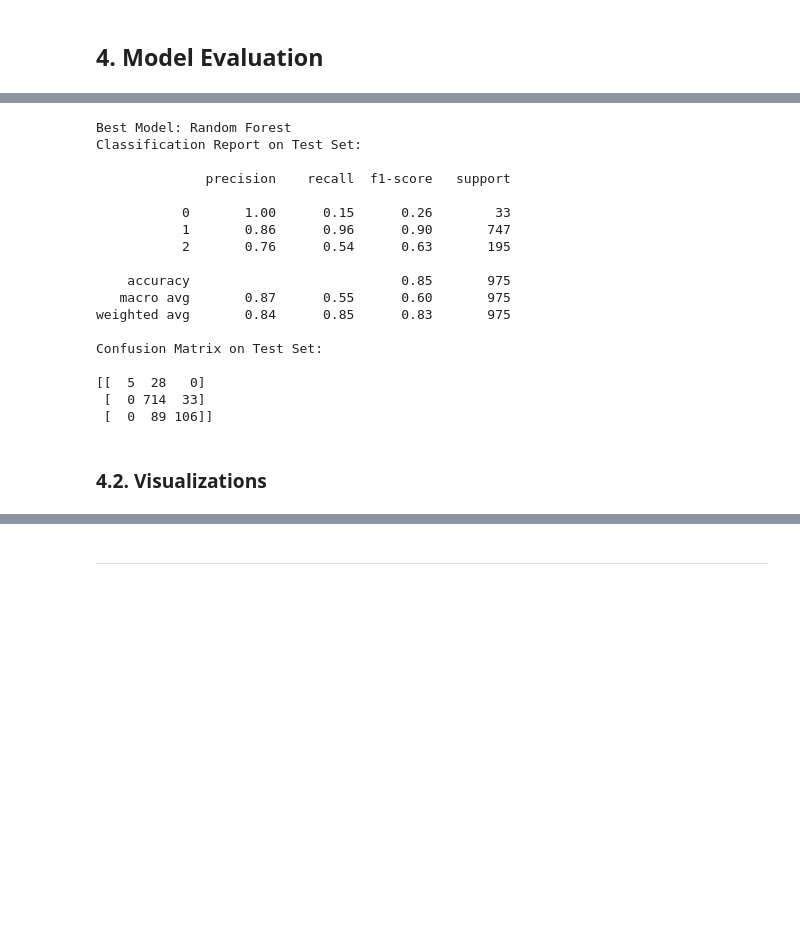
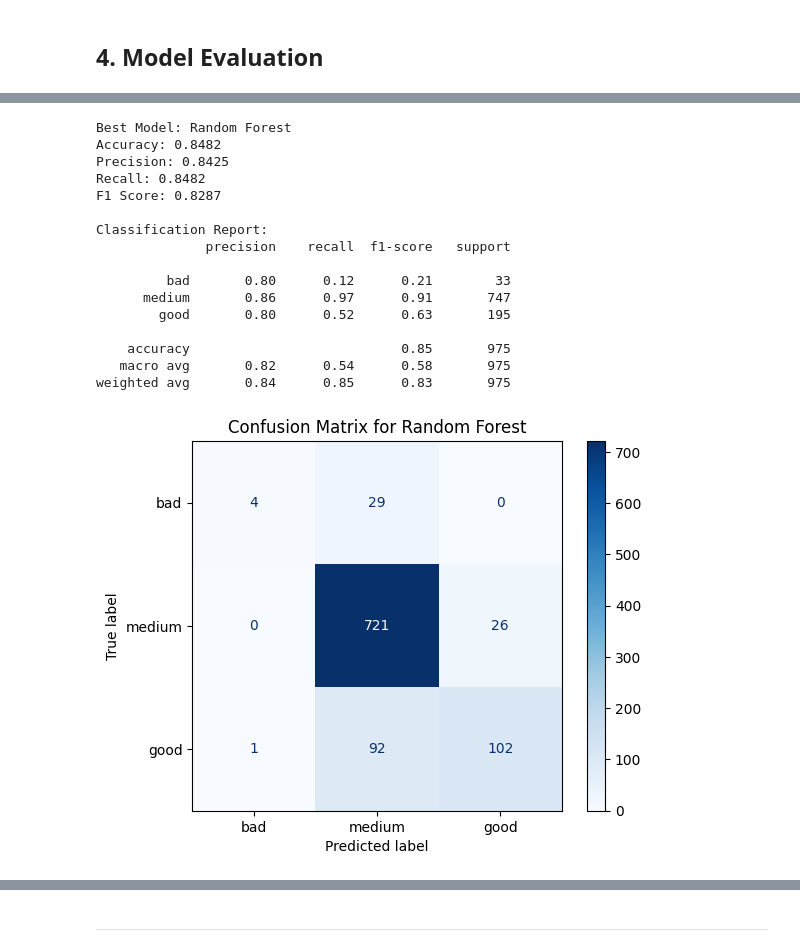
Before and after one commit to 9tomissu/9tomissu, a Jupyter notebook: intro2ds_lab04/HW04.ipynb, the cells around one changed output, grey strips where cells are left out. Drawn from its saved outputs; the diff is of its cells as text; code cells hidden in the pictures; blank space fills up the shorter version.

```diff
--- a/intro2ds_lab04/HW04.ipynb
+++ b/intro2ds_lab04/HW04.ipynb
@@ -306,31 +401,40 @@ weighted avg       0.77      0.79      0.74       975
 # %%
 # Evaluate the best model on the test set
-best_model_name = max(best_models, key=lambda name: best_models[name].score(X_valid, y_valid))
+best_model_name = max(best_models, key=lambda name: best_models[name].score(X_test, y_test))
 best_model = best_models[best_model_name]
 y_test_pred = best_model.predict(X_test)
+
+# Print evaluation metrics
 print(f"Best Model: {best_model_name}")
-print(f"Classification Report on Test Set:\n")
-print(classification_report(y_test, y_test_pred))
-print(f"Confusion Matrix on Test Set:\n")
-print(confusion_matrix(y_test, y_test_pred))
+print(f"Accuracy: {accuracy_score(y_test, y_test_pred):.4f}")
+print(f"Precision: {precision_score(y_test, y_test_pred, average='weighted'):.4f}")
+print(f"Recall: {recall_score(y_test, y_test_pred, average='weighted'):.4f}")
+print(f"F1 Score: {f1_score(y_test, y_test_pred, average='weighted'):.4f}")
+
+# Print classification report
+print(f"\nClassification Report:\n{classification_report(y_test, y_test_pred, target_names=category_labels.values())}")
+
+# Plot confusion matrix
+cm = confusion_matrix(y_test, y_test_pred)
+disp = ConfusionMatrixDisplay(confusion_matrix=cm, display_labels=category_labels.values())
+disp.plot(cmap=plt.cm.Blues)
+plt.title(f"Confusion Matrix for {best_model_name}")
+plt.show();
 # %% [output]
 Best Model: Random Forest
-Classification Report on Test Set:
+Accuracy: 0.8482
+Precision: 0.8425
+Recall: 0.8482
+F1 Score: 0.8287
 
+Classification Report:
               precision    recall  f1-score   support
 
-           0       1.00      0.15      0.26        33
-           1       0.86      0.96      0.90       747
-           2       0.76      0.54      0.63       195
+         bad       0.80      0.12      0.21        33
+      medium       0.86      0.97      0.91       747
+        good       0.80      0.52      0.63       195
 
     accuracy                           0.85       975
-   macro avg       0.87      0.55      0.60       975
+   macro avg       0.82      0.54      0.58       975
 weighted avg       0.84      0.85      0.83       975
-
-Confusion Matrix on Test Set:
-
-[[  5  28   0]
- [  0 714  33]
- [  0  89 106]]
+[figure, added]
-# %% [markdown]
-### 4.2. Visualizations
```
Also changed, not shown: parts of 31 cells of this notebook.
